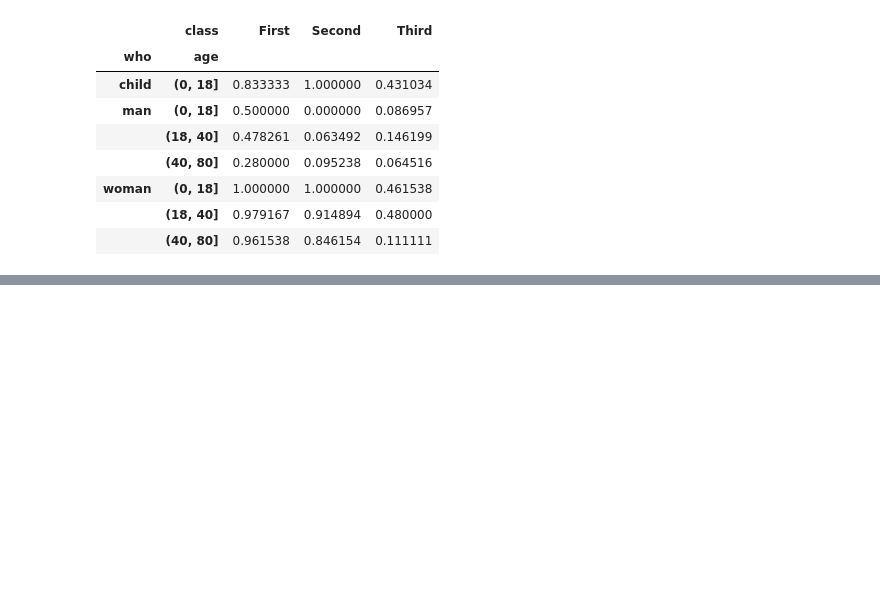
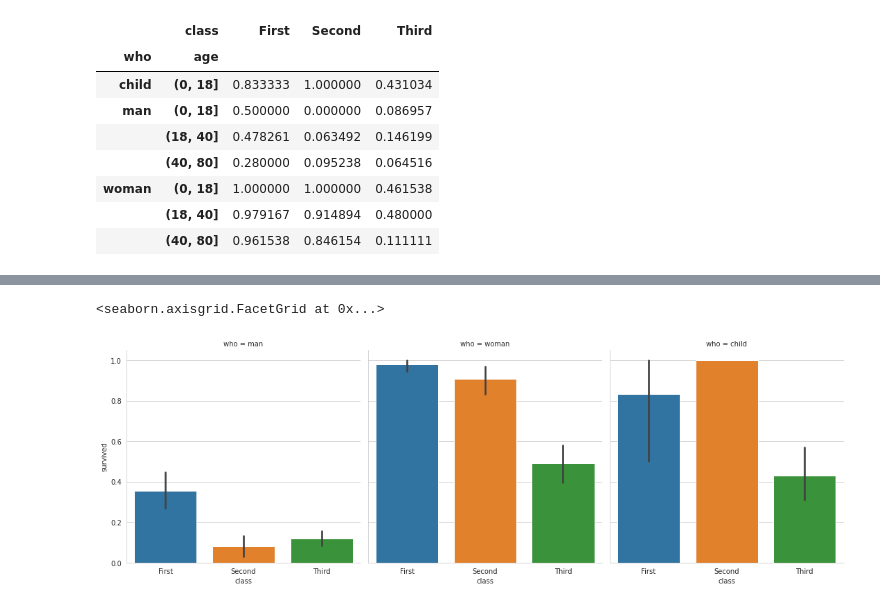
Before and after one commit to eruru0411/DL_Study, a Jupyter notebook: 타이타닉_데이터_분석_및_시각화.ipynb, the cells around one changed output, grey strips where cells are left out. Drawn from its saved outputs; the diff is of its cells as text; code cells hidden in the pictures; blank space fills up the shorter version.

```diff
--- a/타이타닉_데이터_분석_및_시각화.ipynb
+++ b/타이타닉_데이터_분석_및_시각화.ipynb
@@ -288,0 +298,5 @@ titanic.pivot_table('survived', ['who', age], [fare, 'class'])
+# %%
+sns.catplot(x='class', y='survived', col='who', kind='bar', data=titanic) #여성, 아이들의 생존률 높음
+# %% [output]
+<seaborn.axisgrid.FacetGrid at 0x...>
+[figure, added]
```
Also changed, not shown: parts of 12 cells of this notebook.
